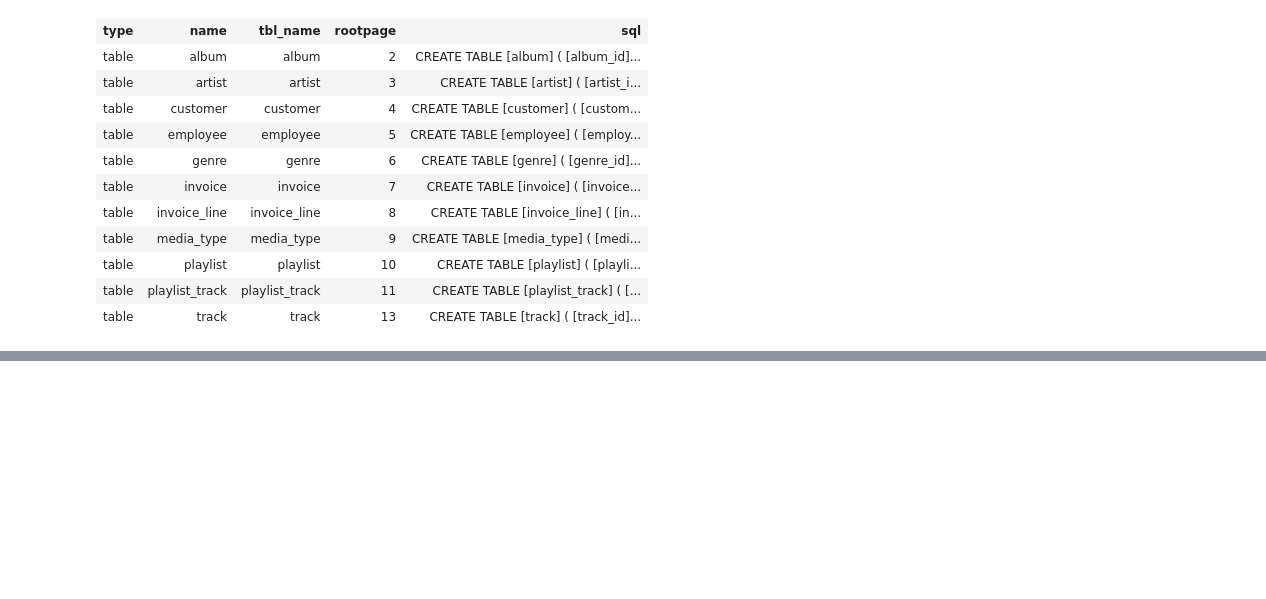
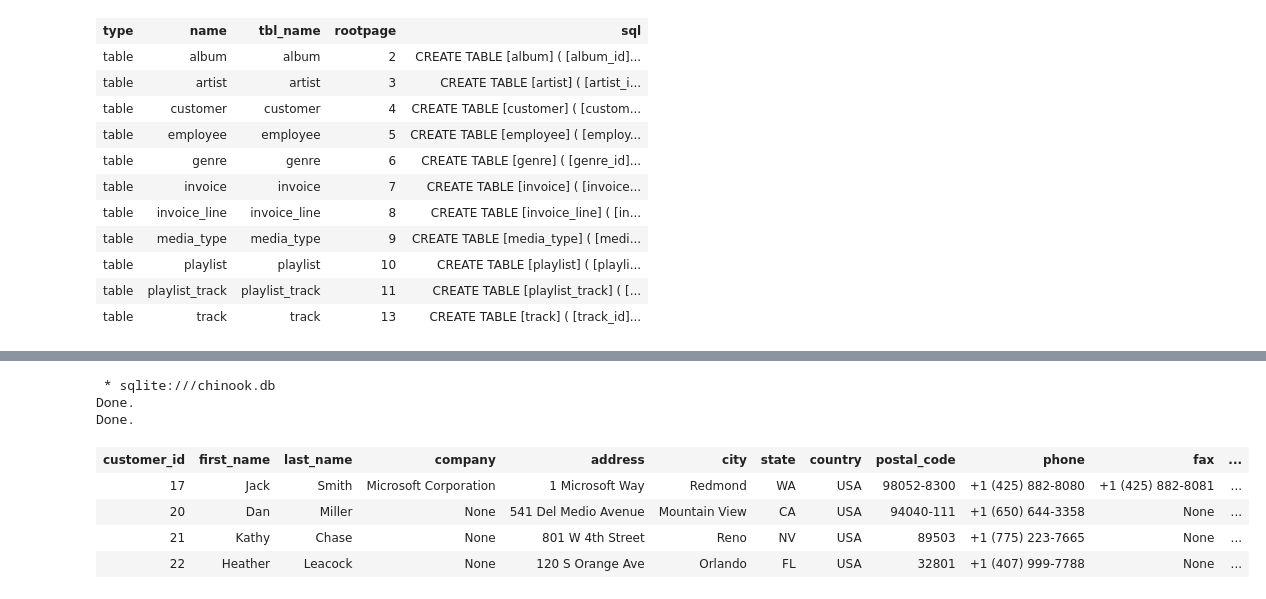
Before and after one commit to mcshakes/assorted_data_projects, a Jupyter notebook: business_questions/Something.ipynb, the cells around one changed output, grey strips where cells are left out. Drawn from its saved outputs; the diff is of its cells as text; code cells hidden in the pictures; blank space fills up the shorter version.

```diff
--- a/business_questions/Something.ipynb
+++ b/business_questions/Something.ipynb
@@ -61,2 +109,23 @@ Done.
+# %%
+%%sql
+CREATE VIEW usa_customer_90_dollars AS
+    SELECT
+        customer.*
+    FROM invoice
+    INNER JOIN customer ON invoice.customer_id = customer.customer_id
+    WHERE country = "USA"
+    GROUP BY 1
+    HAVING SUM(invoice.total) > 90;
+
+SELECT * FROM usa_customer_90_dollars;
+# %% [output]
+ * sqlite:///chinook.db
+Done.
+Done.
+| customer_id | first_name | last_name | company | address | city | state | country | postal_code | phone | fax | ... |
+| 17 | Jack | Smith | Microsoft Corporation | 1 Microsoft Way | Redmond | WA | USA | 98052-8300 | +1 (425) 882-8080 | +1 (425) 882-8081 | ... |
+| 20 | Dan | Miller | None | 541 Del Medio Avenue | Mountain View | CA | USA | 94040-111 | +1 (650) 644-3358 | None | ... |
+| 21 | Kathy | Chase | None | 801 W 4th Street | Reno | NV | USA | 89503 | +1 (775) 223-7665 | None | ... |
+| 22 | Heather | Leacock | None | 120 S Orange Ave | Orlando | FL | USA | 32801 | +1 (407) 999-7788 | None | ... |
 # %%
 %%sql
```
Also changed, not shown: parts of 12 cells of this notebook, 1 other file.
